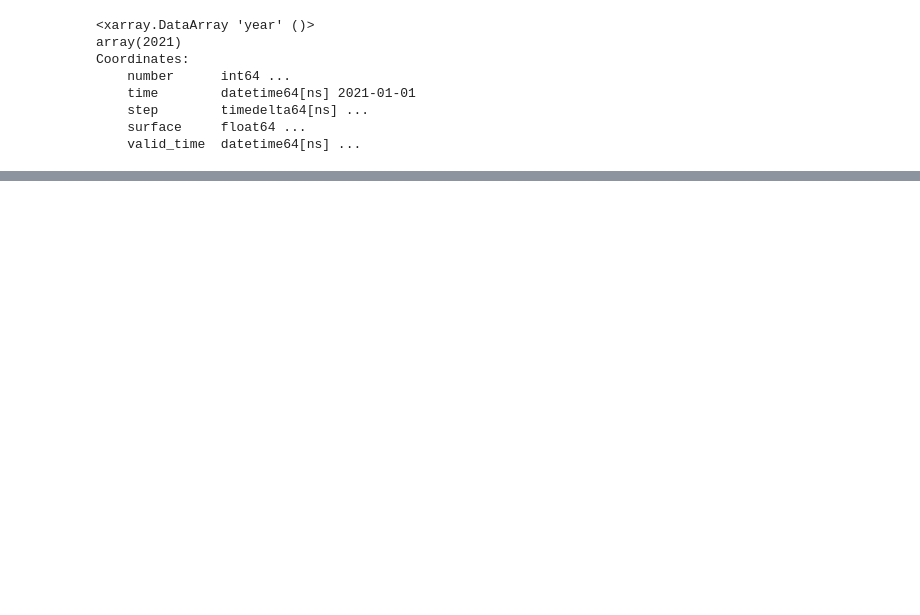
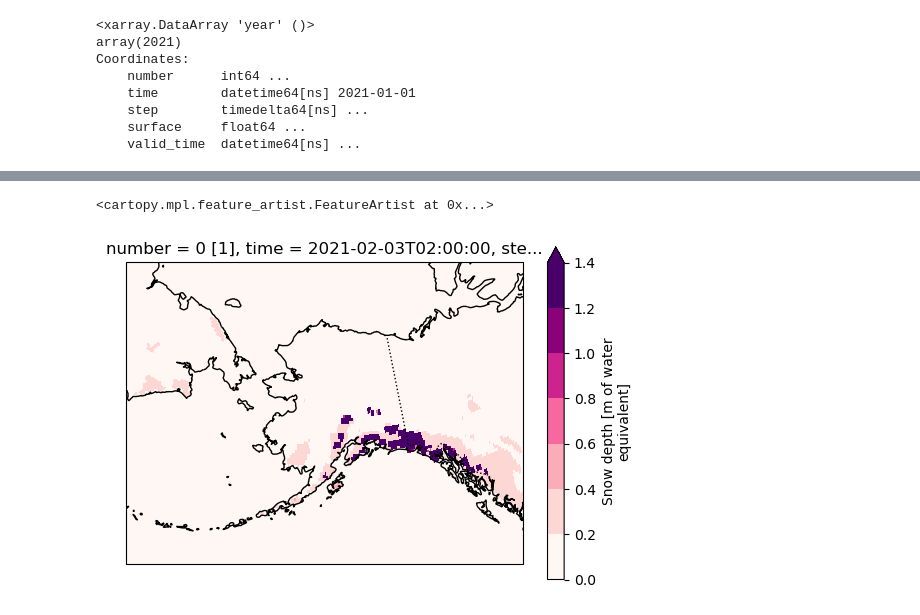
Before and after one commit to chryss/dyndowntools, a Jupyter notebook: Jupyter_Notebooks/JRA55_ERA5_climsnow.ipynb, the cells around one changed output, grey strips where cells are left out. Saved outputs shown, nothing was run; the diff lists cells and outputs as text; code cells hidden in the pictures; blank space fills up the shorter version.

Commit message:
adapt to new chinook and snow before 1958

```diff
--- a/Jupyter_Notebooks/JRA55_ERA5_climsnow.ipynb
+++ b/Jupyter_Notebooks/JRA55_ERA5_climsnow.ipynb
@@ -181,0 +229,10 @@ fig.savefig(outdir / "JRA55_ERA5_SWE_comp01.png", bbox_inches="tight", dpi=200,
+# %%
+snow_jra = ds_JRA.sd
+
+theyear = ds.isel(time=0).time.dt.year.item()
+themonth = ds.isel(time=0).time.dt.month.item()
+startdatestr = f'{theyear}-{themonth}-01T00:00:00.000000000'
+startdatestr_JRA = f'1985-{themonth}-01T18:00:00.000000000'
+JRAclim_slice = snow_jra.sel(time=pd.date_range(startdatestr_JRA, freq='D', periods=numdays))
+JRAclim_slice.coords['time'] = pd.date_range(startdatestr, freq='D', periods=numdays)
+JRAclim_slice
@@ -181,0 +280,4 @@ fig.savefig(outdir / "JRA55_ERA5_SWE_comp01.png", bbox_inches="tight", dpi=200,
+# %%
+interpol = JRAclim_slice.fillna(0).interp_like(
+            ds, method='linear')
+interpol
@@ -181,0 +302,4 @@ fig.savefig(outdir / "JRA55_ERA5_SWE_comp01.png", bbox_inches="tight", dpi=200,
+# %%
+combined_DS = ds.sd.combine_first(
+            interpol / 1000)
+combined_DS
@@ -181,0 +326,22 @@ fig.savefig(outdir / "JRA55_ERA5_SWE_comp01.png", bbox_inches="tight", dpi=200,
+# %%
+mydataarray = combined_DS.isel(time=50)
+# %%
+projection = ccrs.AlbersEqualArea(
+    central_longitude=-154.0, central_latitude=50.0,
+    standard_parallels=(55.0, 65.0))
+ax = plt.axes(projection=projection)
+ax.set_extent([-180, -130, 48, 75])
+
+mydataarray.plot(
+    cmap=cmap, cbar_kwargs={"shrink": 0.9},
+    transform=ccrs.PlateCarree(),
+    ax=ax,
+    vmax=1.4
+)
+
+# add additional features and corrections
+ax.coastlines()
+ax.add_feature(cf.BORDERS, linestyle=':')
+# %% [output]
+<cartopy.mpl.feature_artist.FeatureArtist at 0x...>
+[figure, added]
```
Also changed, not shown: parts of 19 cells of this notebook, 9 other files.
